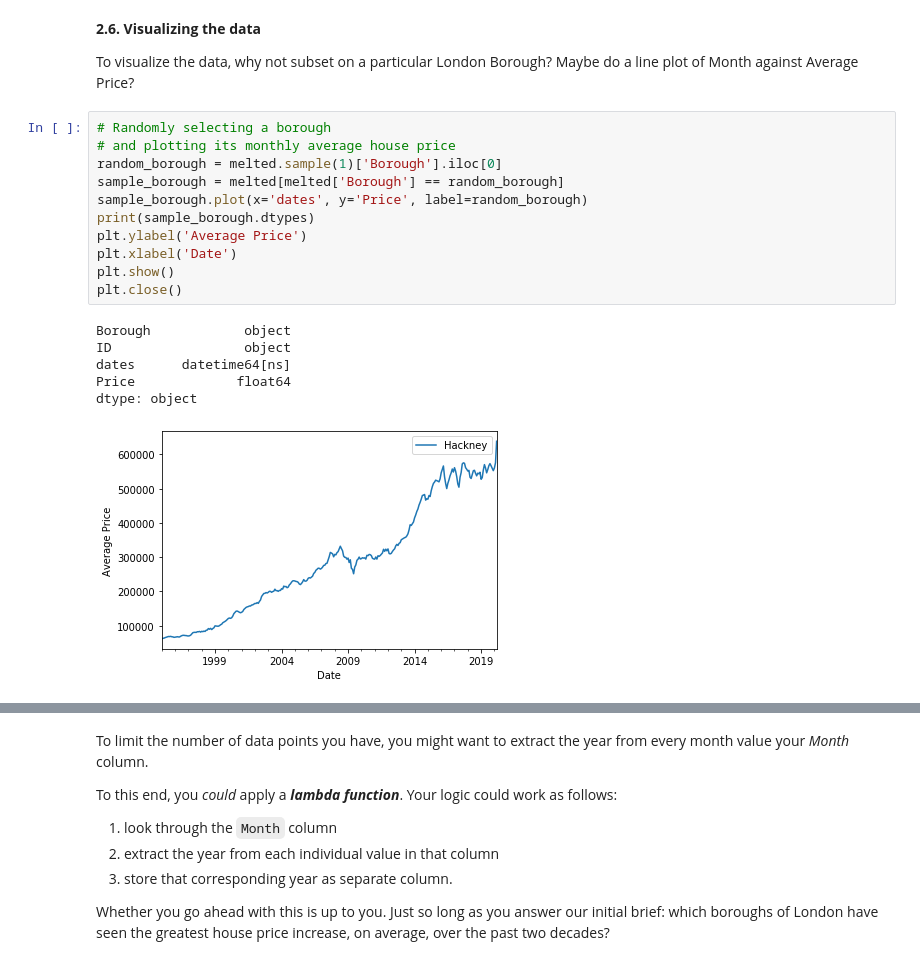
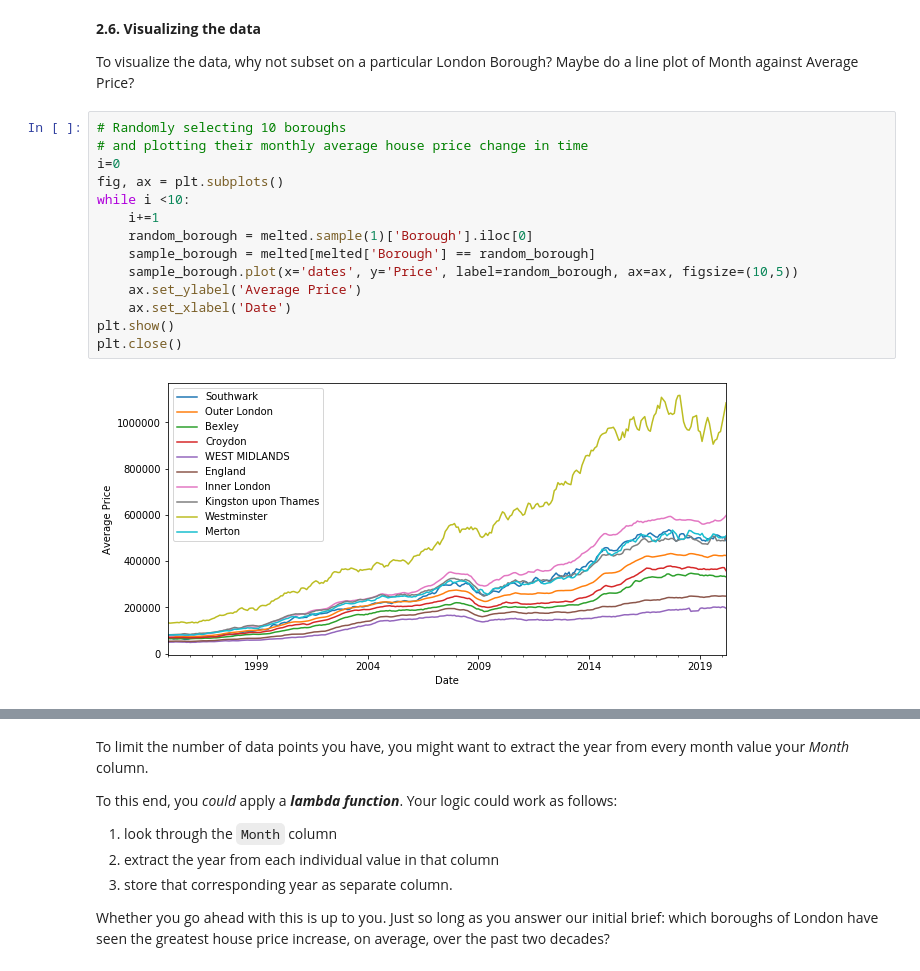
Before and after one commit to ennis-kurt/SpringBoard, a Jupyter notebook: Unit 4 Challenge - Tier 3.ipynb, the cells around one changed output, grey strips where cells are left out. Saved outputs shown, nothing was run; the diff lists cells and outputs as text.

```diff
--- a/Unit 4 Challenge - Tier 3.ipynb
+++ b/Unit 4 Challenge - Tier 3.ipynb
@@ -168,20 +168,18 @@ dtype: int64
 
 To visualize the data, why not subset on a particular London Borough? Maybe do a line plot of Month against Average Price?
 # %%
-# Randomly selecting a borough
-# and plotting its monthly average house price
-random_borough = melted.sample(1)['Borough'].iloc[0]
-sample_borough = melted[melted['Borough'] == random_borough]
-sample_borough.plot(x='dates', y='Price', label=random_borough)
-print(sample_borough.dtypes)
-plt.ylabel('Average Price')
-plt.xlabel('Date')
+# Randomly selecting 10 boroughs
+# and plotting their monthly average house price change in time
+i=0
+fig, ax = plt.subplots()
+while i <10:
+    i+=1
+    random_borough = melted.sample(1)['Borough'].iloc[0]
+    sample_borough = melted[melted['Borough'] == random_borough]
+    sample_borough.plot(x='dates', y='Price', label=random_borough, ax=ax, figsize=(10,5))
+    ax.set_ylabel('Average Price')
+    ax.set_xlabel('Date')
 plt.show()
 plt.close()
 # %% [output]
-Borough            object
-ID                 object
-dates      datetime64[ns]
-Price             float64
-dtype: object
-[figure, old version]
+[figure, new version]
```
Also changed, not shown: parts of 8 cells of this notebook.
